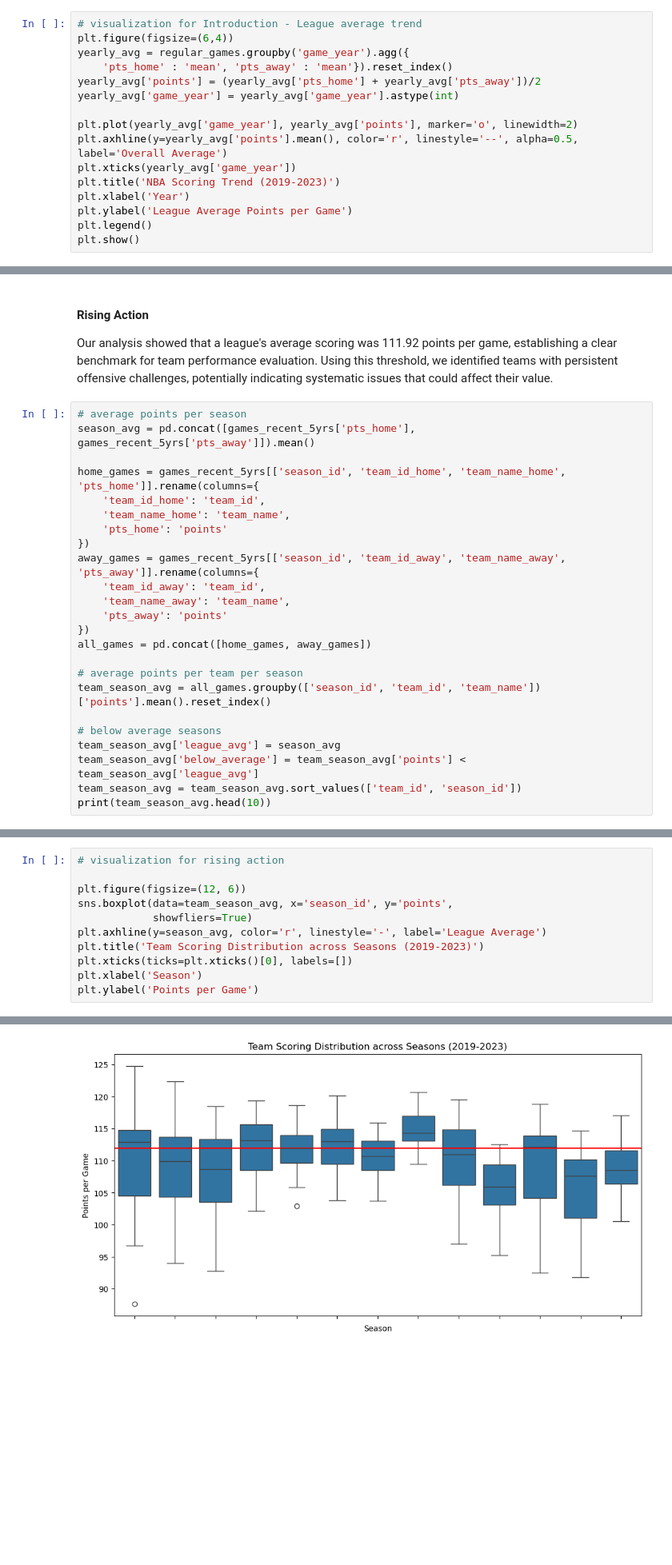
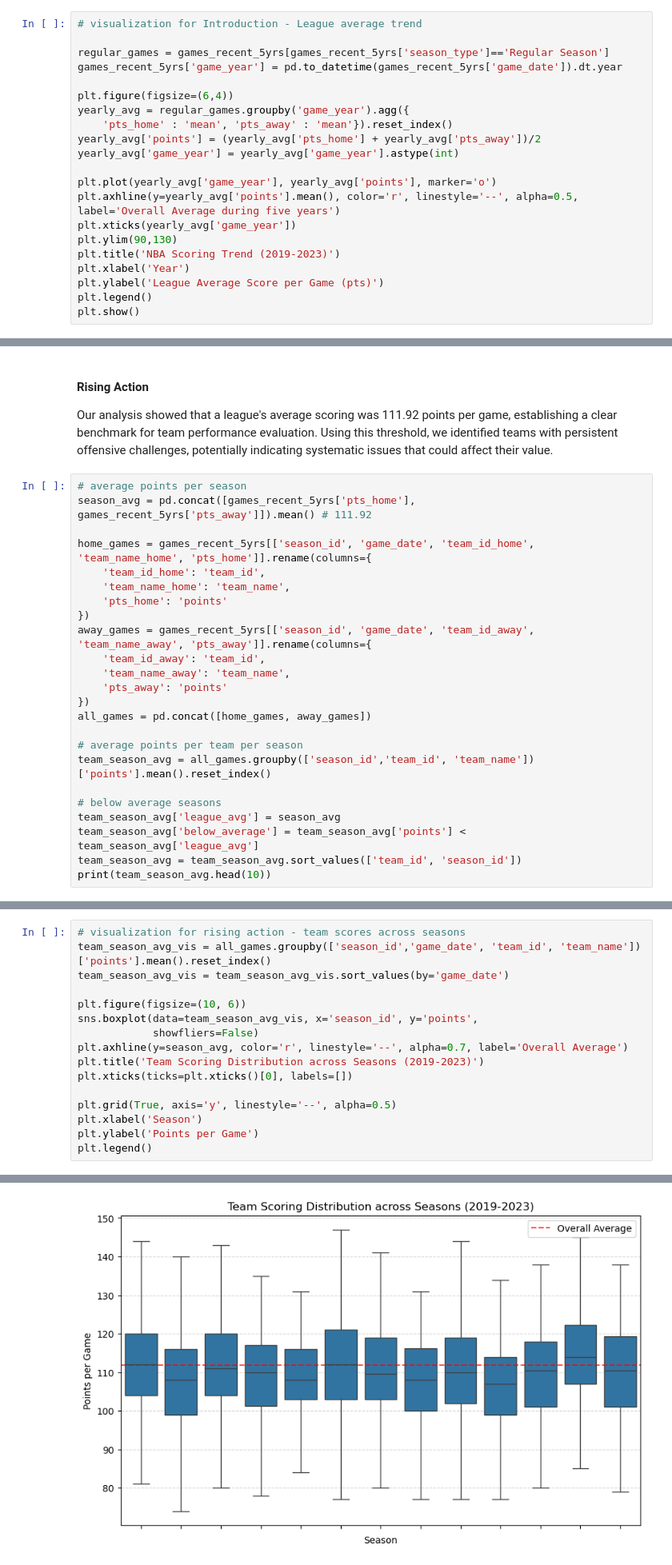
Before and after one commit to thezachdrake/UMD-INST627-Fall2024, a Jupyter notebook: notebooks/kim_revised.ipynb, the cells around one changed output, grey strips where cells are left out. Shown at 80% size. Drawn from its saved outputs; the diff is of its cells as text; blank space fills up the shorter version.

Commit message:
group_project_revised
group_project_revised

```diff
--- a/notebooks/kim_revised.ipynb
+++ b/notebooks/kim_revised.ipynb
@@ -260,18 +260,23 @@ Who's the most powerful team in the NBA? In evaluating teams for investment pote
 To identify the most promising investment opportunities for the upcoming season, we analyzed scoring patterns from 2019-2023, examining not just point totals but offensive consistency. This comprehensive analysis aims to uncover teams that demonstrate sustainable excellence.
 # %%
 # visualization for Introduction - League average trend
+
+regular_games = games_recent_5yrs[games_recent_5yrs['season_type']=='Regular Season']
+games_recent_5yrs['game_year'] = pd.to_datetime(games_recent_5yrs['game_date']).dt.year
+
 plt.figure(figsize=(6,4))
 yearly_avg = regular_games.groupby('game_year').agg({
     'pts_home' : 'mean', 'pts_away' : 'mean'}).reset_index()
 yearly_avg['points'] = (yearly_avg['pts_home'] + yearly_avg['pts_away'])/2
 yearly_avg['game_year'] = yearly_avg['game_year'].astype(int)
 
-plt.plot(yearly_avg['game_year'], yearly_avg['points'], marker='o', linewidth=2)
-plt.axhline(y=yearly_avg['points'].mean(), color='r', linestyle='--', alpha=0.5, label='Overall Average')
+plt.plot(yearly_avg['game_year'], yearly_avg['points'], marker='o')
+plt.axhline(y=yearly_avg['points'].mean(), color='r', linestyle='--', alpha=0.5, label='Overall Average during five years')
 plt.xticks(yearly_avg['game_year'])
+plt.ylim(90,130)
 plt.title('NBA Scoring Trend (2019-2023)')
 plt.xlabel('Year')
-plt.ylabel('League Average Points per Game')
+plt.ylabel('League Average Score per Game (pts)')
 plt.legend()
 plt.show()
 # %% [output]
@@ -430,14 +484,14 @@ plt.show()
 Our analysis showed that a league's average scoring was 111.92 points per game, establishing a clear benchmark for team performance evaluation. Using this threshold, we identified teams with persistent offensive challenges, potentially indicating systematic issues that could affect their value.
 # %%
 # average points per season
-season_avg = pd.concat([games_recent_5yrs['pts_home'], games_recent_5yrs['pts_away']]).mean()
+season_avg = pd.concat([games_recent_5yrs['pts_home'], games_recent_5yrs['pts_away']]).mean() # 111.92
 
-home_games = games_recent_5yrs[['season_id', 'team_id_home', 'team_name_home', 'pts_home']].rename(columns={
+home_games = games_recent_5yrs[['season_id', 'game_date', 'team_id_home', 'team_name_home', 'pts_home']].rename(columns={
     'team_id_home': 'team_id',
     'team_name_home': 'team_name',
     'pts_home': 'points'
 })
-away_games = games_recent_5yrs[['season_id', 'team_id_away', 'team_name_away', 'pts_away']].rename(columns={
+away_games = games_recent_5yrs[['season_id', 'game_date', 'team_id_away', 'team_name_away', 'pts_away']].rename(columns={
     'team_id_away': 'team_id',
     'team_name_away': 'team_name',
     'pts_away': 'points'
@@ -445,7 +499,7 @@ away_games = games_recent_5yrs[['season_id', 'team_id_away', 'team_name_away', '
 all_games = pd.concat([home_games, away_games])
 
 # average points per team per season
-team_season_avg = all_games.groupby(['season_id', 'team_id', 'team_name'])['points'].mean().reset_index()
+team_season_avg = all_games.groupby(['season_id','team_id', 'team_name'])['points'].mean().reset_index()
 
 # below average seasons
 team_season_avg['league_avg'] = season_avg
@@ -471,14 +525,19 @@ print(team_season_avg.head(10))
 212          False
 274           True
 # %%
-# visualization for rising action
+# visualization for rising action - team scores across seasons
+team_season_avg_vis = all_games.groupby(['season_id','game_date', 'team_id', 'team_name'])['points'].mean().reset_index()
+team_season_avg_vis = team_season_avg_vis.sort_values(by='game_date')
 
-plt.figure(figsize=(12, 6))
-sns.boxplot(data=team_season_avg, x='season_id', y='points',
-            showfliers=True)
-plt.axhline(y=season_avg, color='r', linestyle='-', label='League Average')
+plt.figure(figsize=(10, 6))
+sns.boxplot(data=team_season_avg_vis, x='season_id', y='points',
+            showfliers=False)
+plt.axhline(y=season_avg, color='r', linestyle='--', alpha=0.7, label='Overall Average')
 plt.title('Team Scoring Distribution across Seasons (2019-2023)')
 plt.xticks(ticks=plt.xticks()[0], labels=[])
+
+plt.grid(True, axis='y', linestyle='--', alpha=0.5)
 plt.xlabel('Season')
 plt.ylabel('Points per Game')
+plt.legend()
 # %% [output]
@@ -486,4 +545,4 @@ Text(0, 0.5, 'Points per Game')
-[figure, old version]
+[figure, new version]
 # %% [markdown]
 #### Climax
 
```
Also changed, not shown: parts of 43 cells of this notebook.
